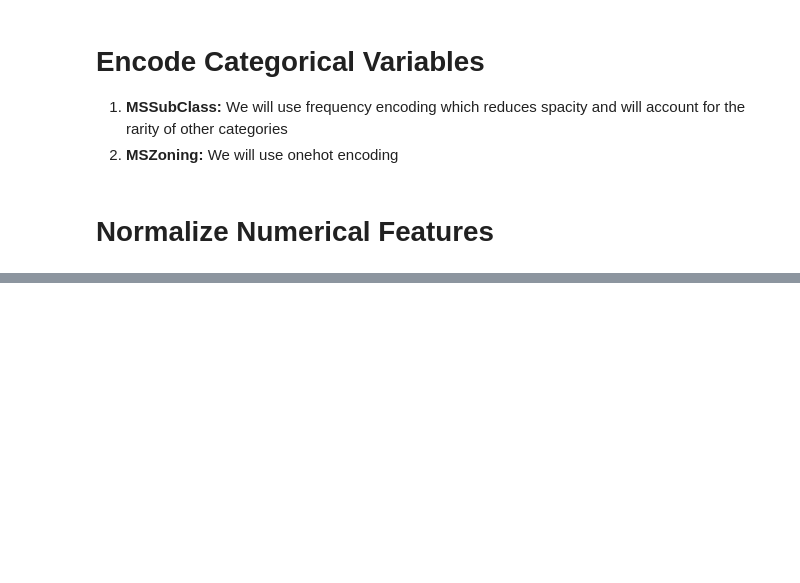
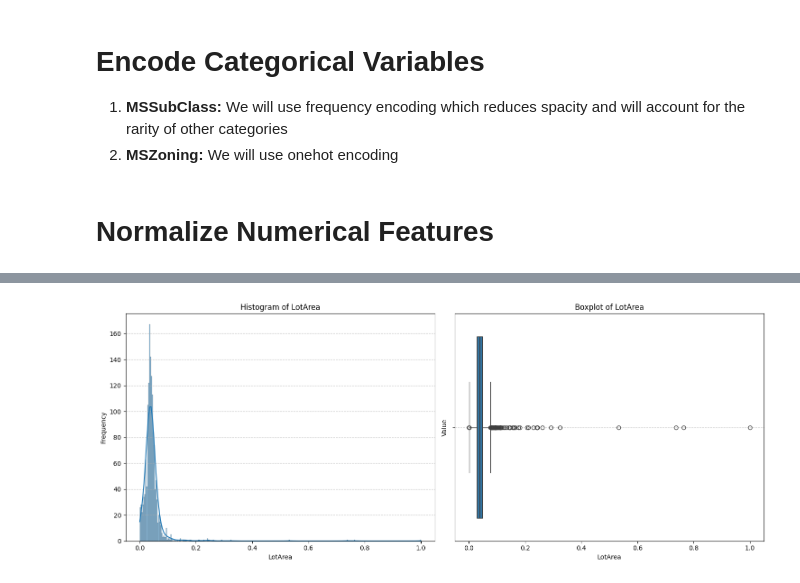
Before and after one commit to ktxdev/house-prices, a Jupyter notebook: notebooks/04_feature_engineering.ipynb, the cells around one changed output, grey strips where cells are left out. Drawn from its saved outputs; the diff is of its cells as text; code cells hidden in the pictures; blank space fills up the shorter version.

```diff
--- a/notebooks/04_feature_engineering.ipynb
+++ b/notebooks/04_feature_engineering.ipynb
@@ -45,5 +47,7 @@ from utils.plotting import DataVisualizer
 
 visualizer = DataVisualizer(data)
 # %%
-visualizer.plot('LotFrontage')
+visualizer.plot('LotArea')
+# %% [output]
+[figure, added]
 # %%
```
Also changed, not shown: parts of 3 cells of this notebook, 5 other files.
